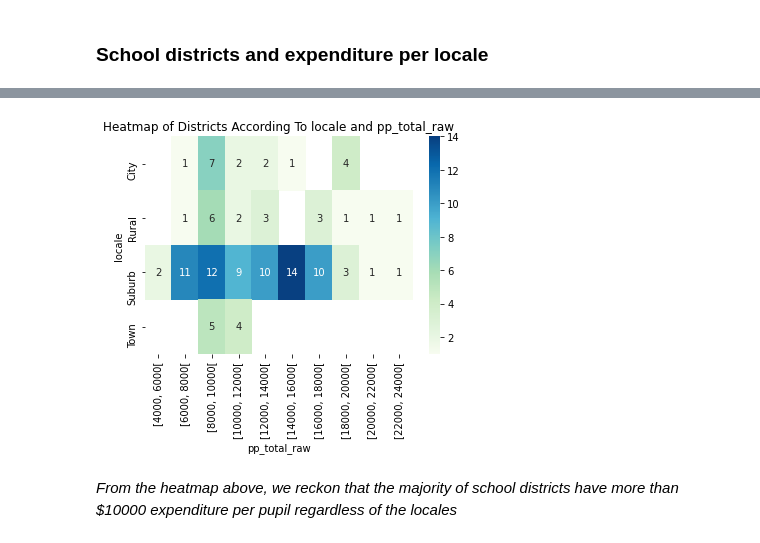
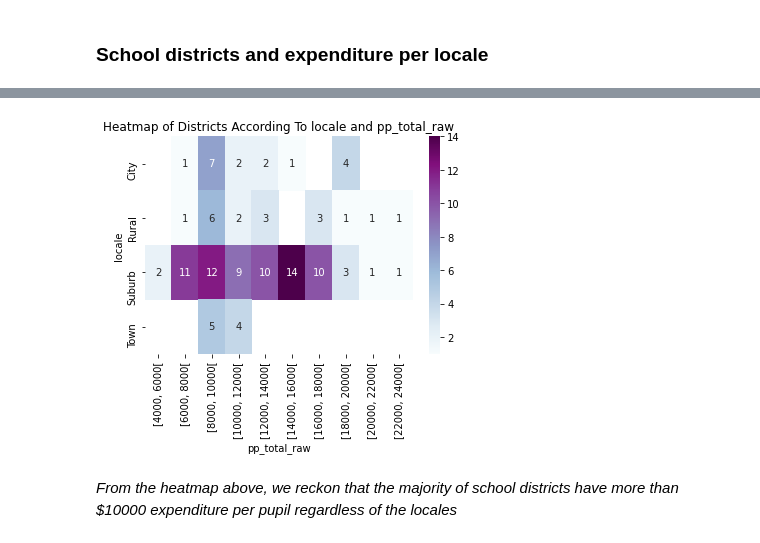
Before and after one commit to tramyynt/COVID-19-impact-on-Digital-Learning, a Jupyter notebook: Covid_19_Impact_on_Digital_Learning_.ipynb, the cells around one changed output, grey strips where cells are left out. Cells and saved outputs as stored; diff of their text form; code cells hidden in the pictures.

```diff
--- a/Covid_19_Impact_on_Digital_Learning_.ipynb
+++ b/Covid_19_Impact_on_Digital_Learning_.ipynb
@@ -286,8 +278,8 @@ temp
 # %%
-sns.heatmap(temp, annot=True,  cmap='GnBu').set_title('Heatmap of Districts According To locale and pp_total_raw')
+sns.heatmap(temp, annot=True,  cmap='BuPu').set_title('Heatmap of Districts According To locale and pp_total_raw')
 plt.show()
 # %% [output]
-[figure, old version]
+[figure, new version]
 # %% [markdown]
 *From the heatmap above, we reckon that the majority of school districts have more than $10000 expenditure per pupil regardless of the locales*
 # %%
```
Also changed, not shown: parts of 16 cells of this notebook.
